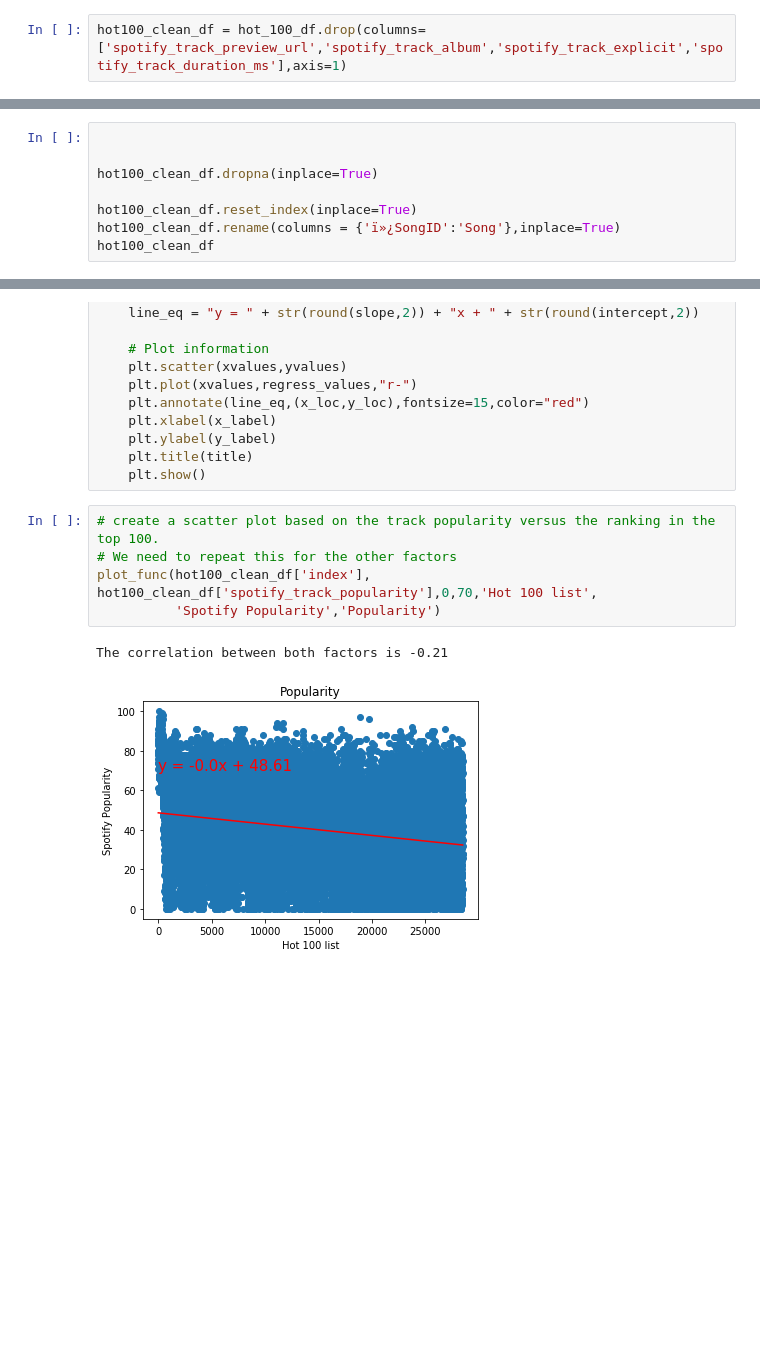
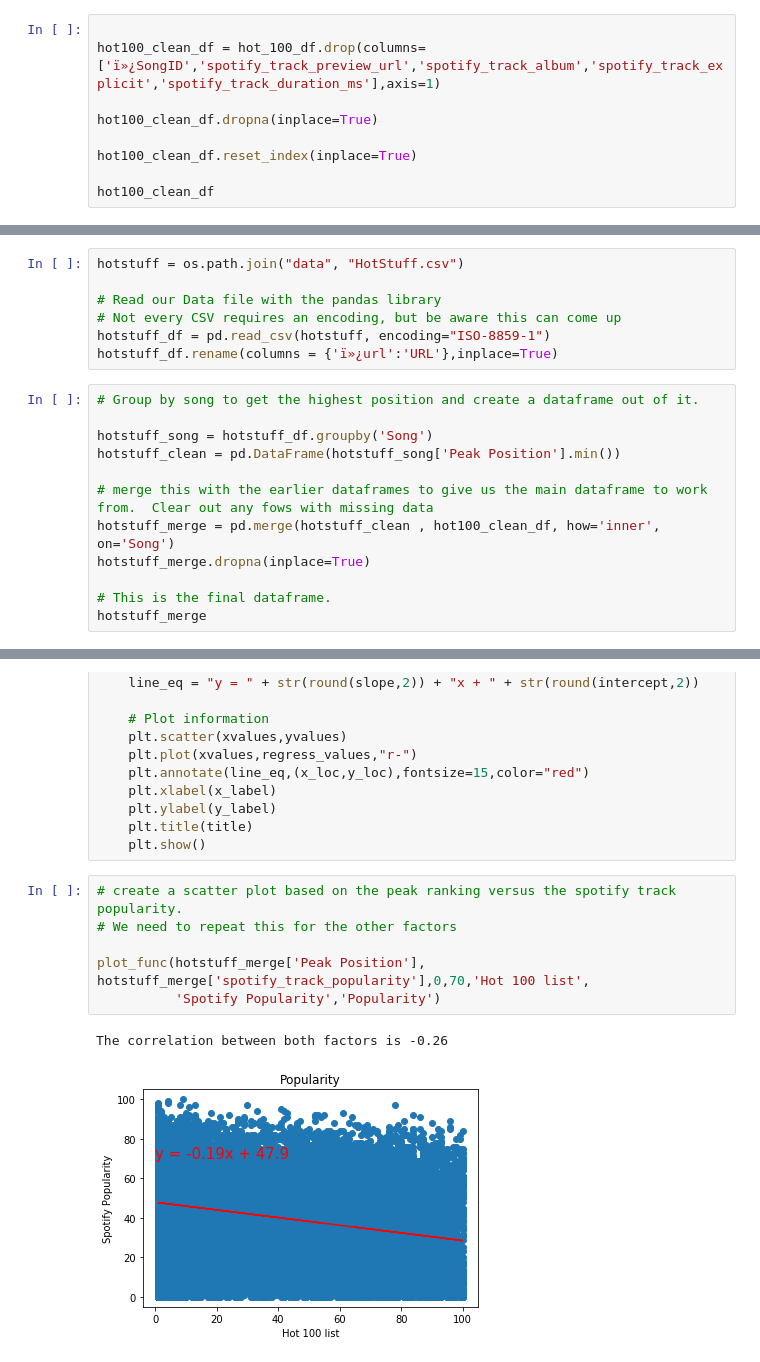
Before and after one commit to rlylecastro/project1, a Jupyter notebook: music.ipynb, the cells around one changed output, grey strips where cells are left out. Saved outputs shown, nothing was run; the diff lists cells and outputs as text; blank space fills up the shorter version.

Commit message:
cleaned up the code

```diff
--- a/music.ipynb
+++ b/music.ipynb
@@ -32,2 +37,9 @@ hot_100_df.head()
 # %%
-hot100_clean_df = hot_100_df.drop(columns=['spotify_track_preview_url','spotify_track_album','spotify_track_explicit','spotify_track_duration_ms'],axis=1)
+
+hot100_clean_df = hot_100_df.drop(columns=['ï»¿SongID','spotify_track_preview_url','spotify_track_album','spotify_track_explicit','spotify_track_duration_ms'],axis=1)
+
+hot100_clean_df.dropna(inplace=True)
+
+hot100_clean_df.reset_index(inplace=True)
+
+hot100_clean_df
@@ -34,8 +59,0 @@ hot100_clean_df = hot_100_df.drop(columns=['spotify_track_preview_url','spotify_
-# %%
-
-
-hot100_clean_df.dropna(inplace=True)
-
-hot100_clean_df.reset_index(inplace=True)
-hot100_clean_df.rename(columns = {'ï»¿SongID':'Song'},inplace=True)
-hot100_clean_df
@@ -55,0 +63,19 @@ hot100_clean_df
+# %%
+hotstuff = os.path.join("data", "HotStuff.csv")
+
+# Read our Data file with the pandas library
+# Not every CSV requires an encoding, but be aware this can come up
+hotstuff_df = pd.read_csv(hotstuff, encoding="ISO-8859-1")
+hotstuff_df.rename(columns = {'ï»¿url':'URL'},inplace=True)
+# %%
+# Group by song to get the highest position and create a dataframe out of it.
+
+hotstuff_song = hotstuff_df.groupby('Song')
+hotstuff_clean = pd.DataFrame(hotstuff_song['Peak Position'].min())
+
+# merge this with the earlier dataframes to give us the main dataframe to work from.  Clear out any fows with missing data
+hotstuff_merge = pd.merge(hotstuff_clean , hot100_clean_df, how='inner', on='Song')
+hotstuff_merge.dropna(inplace=True)
+
+# This is the final dataframe.
+hotstuff_merge
@@ -77,11 +117,12 @@ def plot_func(xvalues,yvalues,x_loc,y_loc,x_label,y_label,title):
     plt.title(title)
     plt.show()
 # %%
-# create a scatter plot based on the track popularity versus the ranking in the top 100.
+# create a scatter plot based on the peak ranking versus the spotify track popularity.
 # We need to repeat this for the other factors
-plot_func(hot100_clean_df['index'], hot100_clean_df['spotify_track_popularity'],0,70,'Hot 100 list',
+
+plot_func(hotstuff_merge['Peak Position'], hotstuff_merge['spotify_track_popularity'],0,70,'Hot 100 list',
           'Spotify Popularity','Popularity')
 # %% [output]
-The correlation between both factors is -0.21
+The correlation between both factors is -0.26
-[figure, old version]
+[figure, new version]
 # %%
```
Also changed, not shown: parts of 14 cells of this notebook, 2 other files.
